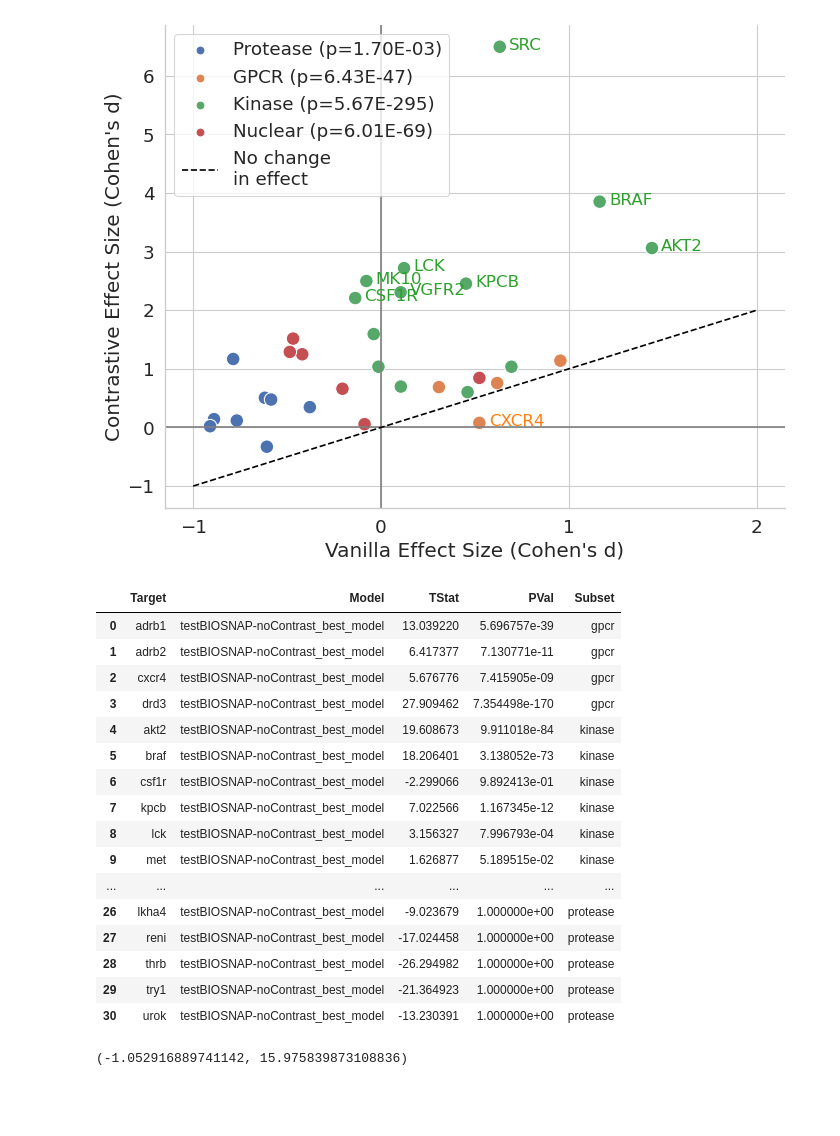
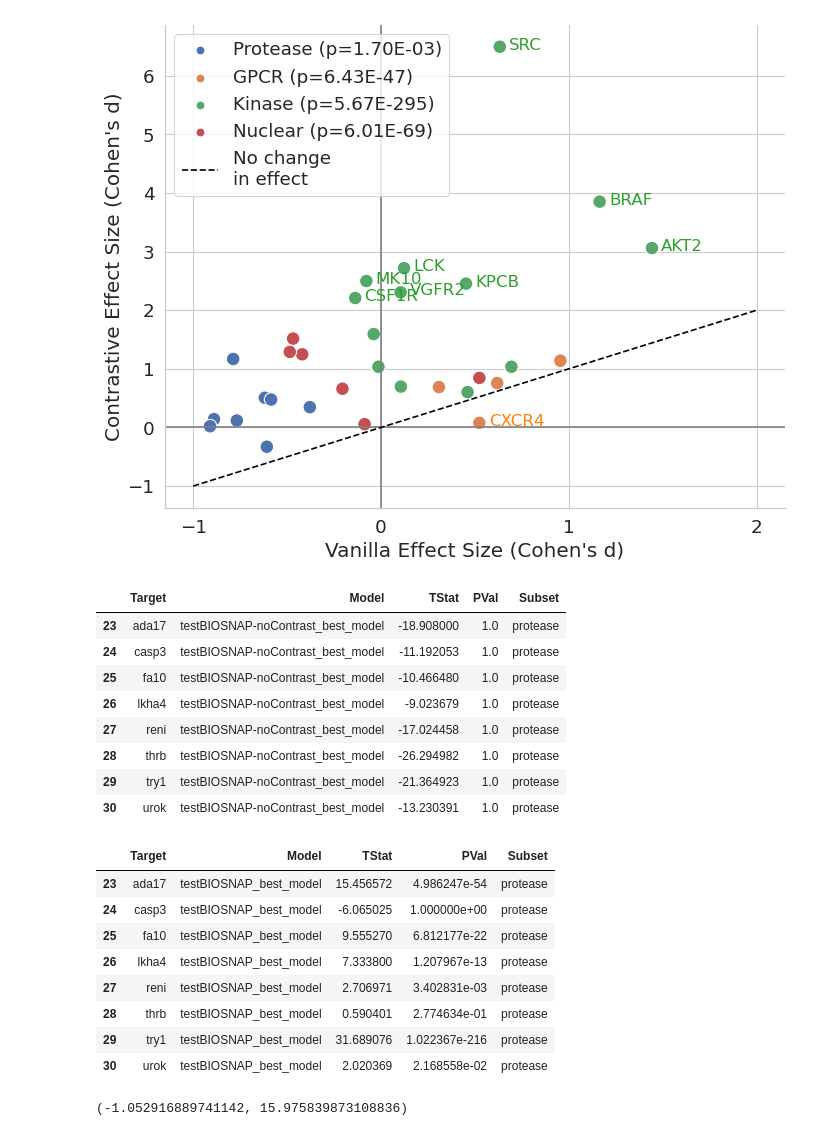
Before and after one commit to samsledje/ConPLex_dev, a Jupyter notebook: nb/Case Studies DUDe.ipynb, the cells around one changed output. Cells and saved outputs as stored; diff of their text form; code cells hidden in the pictures; blank space fills up the shorter version.

```diff
--- a/nb/Case Studies DUDe.ipynb
+++ b/nb/Case Studies DUDe.ipynb
@@ -542,25 +521,29 @@ plt.show()
 no_contrast = pd.read_csv('../results/biosnapNoContrastDecoys/all_results.csv')
 contrast = pd.read_csv('../results/biosnapDecoys/all_results.csv')
 # %%
-no_contrast
+no_contrast[no_contrast['Subset'] == 'protease']
 # %% [output]
 |  | Target | Model | TStat | PVal | Subset |
-| 0 | adrb1 | testBIOSNAP-noContrast_best_model | 13.039220 | 5.696757e-39 | gpcr |
-| 1 | adrb2 | testBIOSNAP-noContrast_best_model | 6.417377 | 7.130771e-11 | gpcr |
-| 2 | cxcr4 | testBIOSNAP-noContrast_best_model | 5.676776 | 7.415905e-09 | gpcr |
-| 3 | drd3 | testBIOSNAP-noContrast_best_model | 27.909462 | 7.354498e-170 | gpcr |
-| 4 | akt2 | testBIOSNAP-noContrast_best_model | 19.608673 | 9.911018e-84 | kinase |
-| 5 | braf | testBIOSNAP-noContrast_best_model | 18.206401 | 3.138052e-73 | kinase |
-| 6 | csf1r | testBIOSNAP-noContrast_best_model | -2.299066 | 9.892413e-01 | kinase |
-| 7 | kpcb | testBIOSNAP-noContrast_best_model | 7.022566 | 1.167345e-12 | kinase |
-| 8 | lck | testBIOSNAP-noContrast_best_model | 3.156327 | 7.996793e-04 | kinase |
-| 9 | met | testBIOSNAP-noContrast_best_model | 1.626877 | 5.189515e-02 | kinase |
-| ... | ... | ... | ... | ... | ... |
-| 26 | lkha4 | testBIOSNAP-noContrast_best_model | -9.023679 | 1.000000e+00 | protease |
-| 27 | reni | testBIOSNAP-noContrast_best_model | -17.024458 | 1.000000e+00 | protease |
-| 28 | thrb | testBIOSNAP-noContrast_best_model | -26.294982 | 1.000000e+00 | protease |
-| 29 | try1 | testBIOSNAP-noContrast_best_model | -21.364923 | 1.000000e+00 | protease |
-| 30 | urok | testBIOSNAP-noContrast_best_model | -13.230391 | 1.000000e+00 | protease |
+| 23 | ada17 | testBIOSNAP-noContrast_best_model | -18.908000 | 1.0 | protease |
+| 24 | casp3 | testBIOSNAP-noContrast_best_model | -11.192053 | 1.0 | protease |
+| 25 | fa10 | testBIOSNAP-noContrast_best_model | -10.466480 | 1.0 | protease |
+| 26 | lkha4 | testBIOSNAP-noContrast_best_model | -9.023679 | 1.0 | protease |
+| 27 | reni | testBIOSNAP-noContrast_best_model | -17.024458 | 1.0 | protease |
+| 28 | thrb | testBIOSNAP-noContrast_best_model | -26.294982 | 1.0 | protease |
+| 29 | try1 | testBIOSNAP-noContrast_best_model | -21.364923 | 1.0 | protease |
+| 30 | urok | testBIOSNAP-noContrast_best_model | -13.230391 | 1.0 | protease |
+# %%
+contrast[contrast['Subset'] == 'protease']
+# %% [output]
+|  | Target | Model | TStat | PVal | Subset |
+| 23 | ada17 | testBIOSNAP_best_model | 15.456572 | 4.986247e-54 | protease |
+| 24 | casp3 | testBIOSNAP_best_model | -6.065025 | 1.000000e+00 | protease |
+| 25 | fa10 | testBIOSNAP_best_model | 9.555270 | 6.812177e-22 | protease |
+| 26 | lkha4 | testBIOSNAP_best_model | 7.333800 | 1.207967e-13 | protease |
+| 27 | reni | testBIOSNAP_best_model | 2.706971 | 3.402831e-03 | protease |
+| 28 | thrb | testBIOSNAP_best_model | 0.590401 | 2.774634e-01 | protease |
+| 29 | try1 | testBIOSNAP_best_model | 31.689076 | 1.022367e-216 | protease |
+| 30 | urok | testBIOSNAP_best_model | 2.020369 | 2.168558e-02 | protease |
 # %%
 all_results = pd.concat([no_contrast, contrast]).reset_index(drop=True)
 # %%
```
Also changed, not shown: parts of 5 cells of this notebook, 3 other files.
